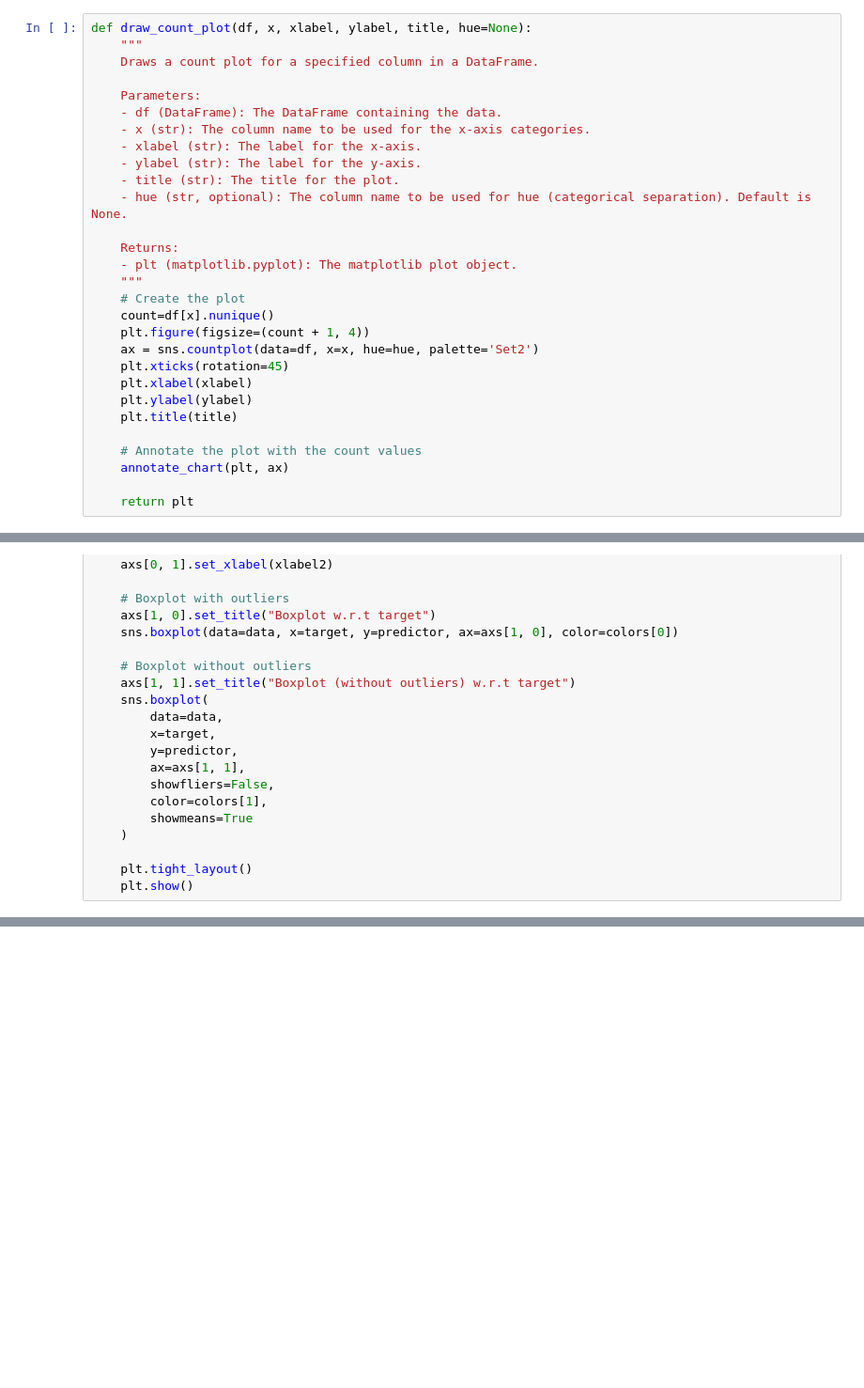
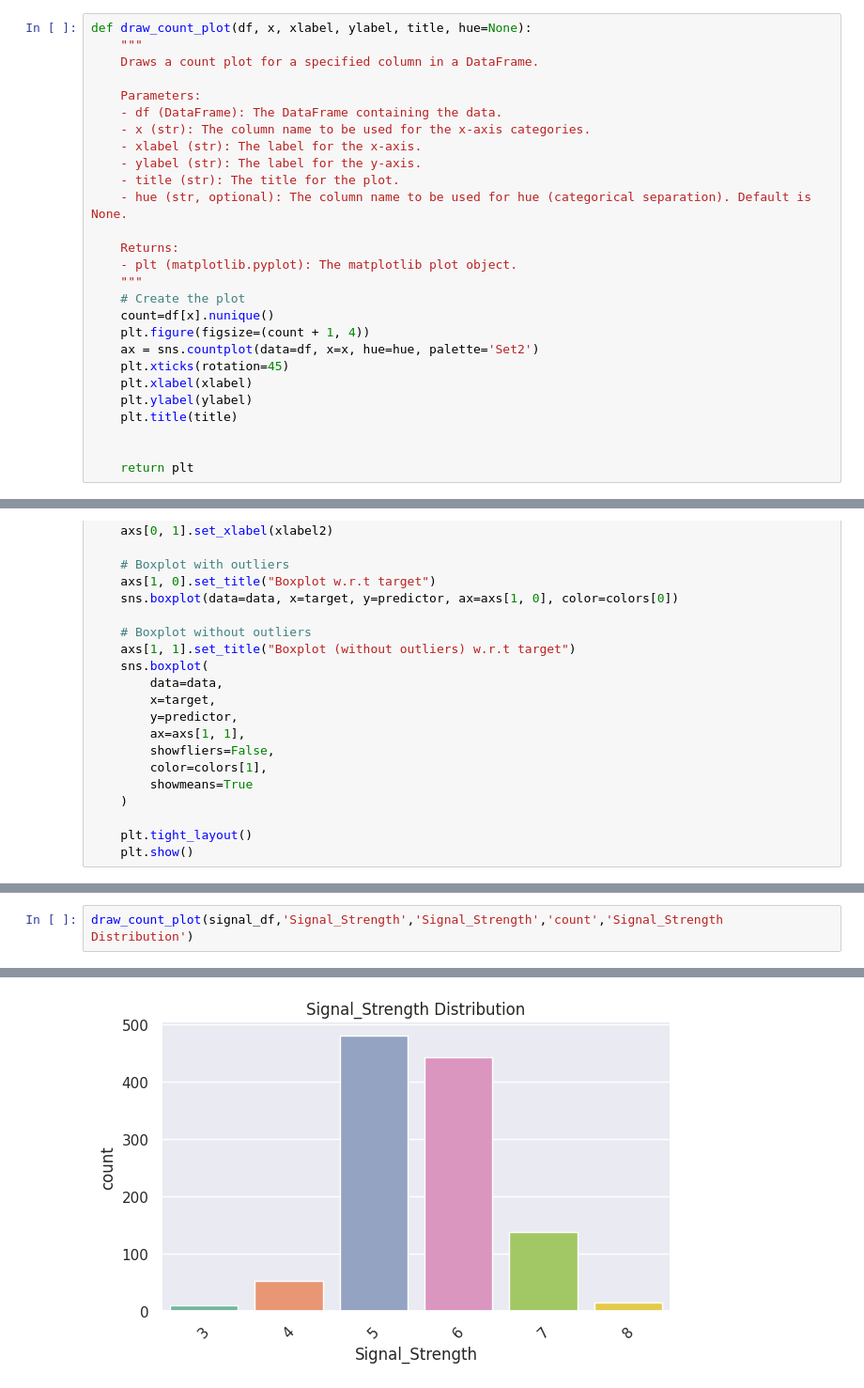
Before and after one commit to Rajesh2015/Neural-Networks-Projects, a Jupyter notebook: Introduction to Neural Networks/Introduction_to_Neural_Networks.ipynb, the cells around one changed output, grey strips where cells are left out. Shown at 94% size. Saved outputs shown, nothing was run; the diff lists cells and outputs as text; blank space fills up the shorter version.

```diff
--- a/Introduction to Neural Networks/Introduction_to_Neural_Networks.ipynb
+++ b/Introduction to Neural Networks/Introduction_to_Neural_Networks.ipynb
@@ -266,8 +266,6 @@ def draw_count_plot(df, x, xlabel, ylabel, title, hue=None):
     plt.ylabel(ylabel)
     plt.title(title)
 
-    # Annotate the plot with the count values
-    annotate_chart(plt, ax)
 
     return plt
 # %%
@@ -467,0 +477,3 @@ def distribution_plot_wrt_target(data, predictor, target, xlabel1, xlabel2):
+# %%
+draw_count_plot(signal_df,'Signal_Strength','Signal_Strength','count','Signal_Strength Distribution')
+# %% [output]
@@ -467,0 +481 @@ def distribution_plot_wrt_target(data, predictor, target, xlabel1, xlabel2):
+[figure, added]
```
Also changed, not shown: parts of 3 cells of this notebook.
